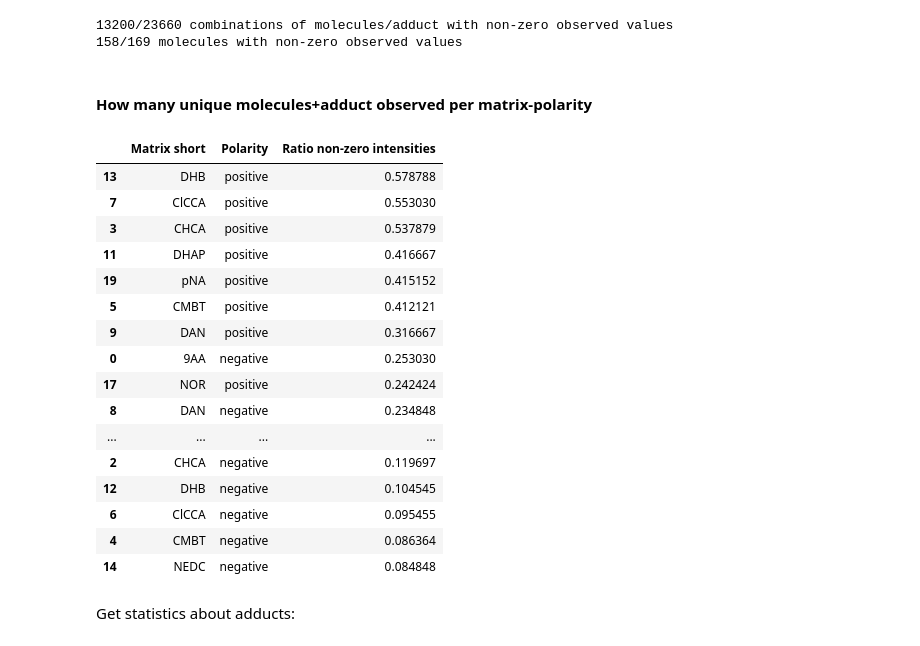
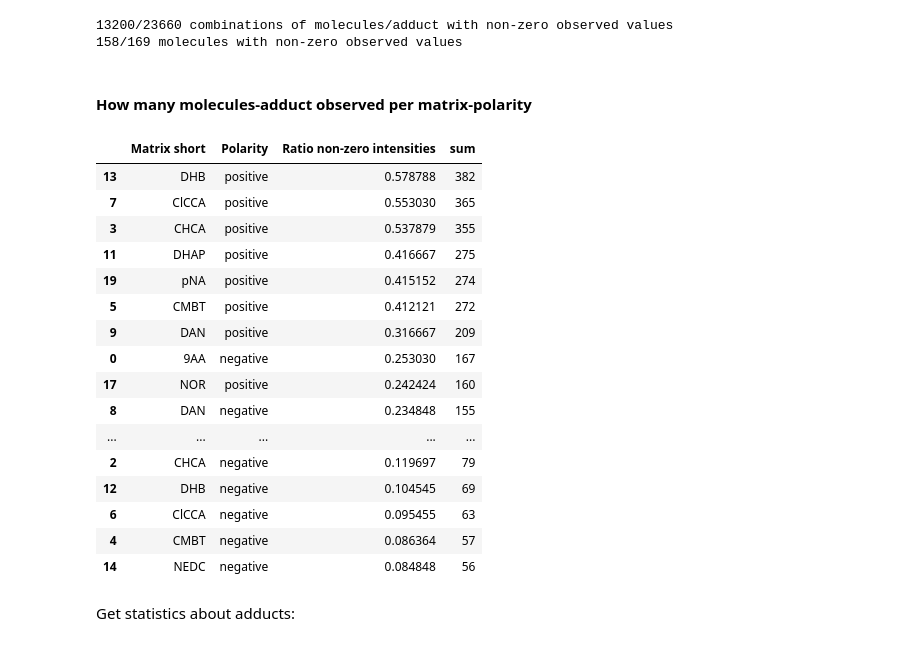
Before and after one commit to alexandrovteam/predicting-APMALDI-response, a Jupyter notebook: notebooks/regression.ipynb, the cells around one changed output. Cells and saved outputs as stored; diff of their text form; code cells hidden in the pictures.

Commit message:
Add sum detected molecules

```diff
--- a/notebooks/regression.ipynb
+++ b/notebooks/regression.ipynb
@@ -181,30 +181,32 @@ print("{}/{} molecules with non-zero observed values".format(len(all_mol_feature
 13200/23660 combinations of molecules/adduct with non-zero observed values
 158/169 molecules with non-zero observed values
 # %% [markdown]
-#### How many unique molecules+adduct observed per matrix-polarity
+#### How many molecules-adduct observed per matrix-polarity
 # %%
-detected_ratio = intensities.groupby(['Matrix short', 'Polarity'], as_index=False)["detected"].apply(lambda x: x.sum() / x.shape[0])
+g = intensities.groupby(['Matrix short', 'Polarity'], as_index=False)
+detected_ratio = g["detected"].apply(lambda x: x.sum() / x.shape[0])
+detected_ratio["sum"] = g["detected"].sum()["detected"]
 
 # Show values:
 detected_ratio.sort_values("detected", ascending=False).rename(columns={"detected": "Ratio non-zero intensities"})
 # %% [output]
-|  | Matrix short | Polarity | Ratio non-zero intensities |
-| 13 | DHB | positive | 0.578788 |
-| 7 | ClCCA | positive | 0.553030 |
-| 3 | CHCA | positive | 0.537879 |
-| 11 | DHAP | positive | 0.416667 |
-| 19 | pNA | positive | 0.415152 |
-| 5 | CMBT | positive | 0.412121 |
-| 9 | DAN | positive | 0.316667 |
-| 0 | 9AA | negative | 0.253030 |
-| 17 | NOR | positive | 0.242424 |
-| 8 | DAN | negative | 0.234848 |
-| ... | ... | ... | ... |
-| 2 | CHCA | negative | 0.119697 |
-| 12 | DHB | negative | 0.104545 |
-| 6 | ClCCA | negative | 0.095455 |
-| 4 | CMBT | negative | 0.086364 |
-| 14 | NEDC | negative | 0.084848 |
+|  | Matrix short | Polarity | Ratio non-zero intensities | sum |
+| 13 | DHB | positive | 0.578788 | 382 |
+| 7 | ClCCA | positive | 0.553030 | 365 |
+| 3 | CHCA | positive | 0.537879 | 355 |
+| 11 | DHAP | positive | 0.416667 | 275 |
+| 19 | pNA | positive | 0.415152 | 274 |
+| 5 | CMBT | positive | 0.412121 | 272 |
+| 9 | DAN | positive | 0.316667 | 209 |
+| 0 | 9AA | negative | 0.253030 | 167 |
+| 17 | NOR | positive | 0.242424 | 160 |
+| 8 | DAN | negative | 0.234848 | 155 |
+| ... | ... | ... | ... | ... |
+| 2 | CHCA | negative | 0.119697 | 79 |
+| 12 | DHB | negative | 0.104545 | 69 |
+| 6 | ClCCA | negative | 0.095455 | 63 |
+| 4 | CMBT | negative | 0.086364 | 57 |
+| 14 | NEDC | negative | 0.084848 | 56 |
 # %% [markdown]
 Get statistics about adducts:
 # %%
```
Also changed, not shown: parts of 1 cell of this notebook.
